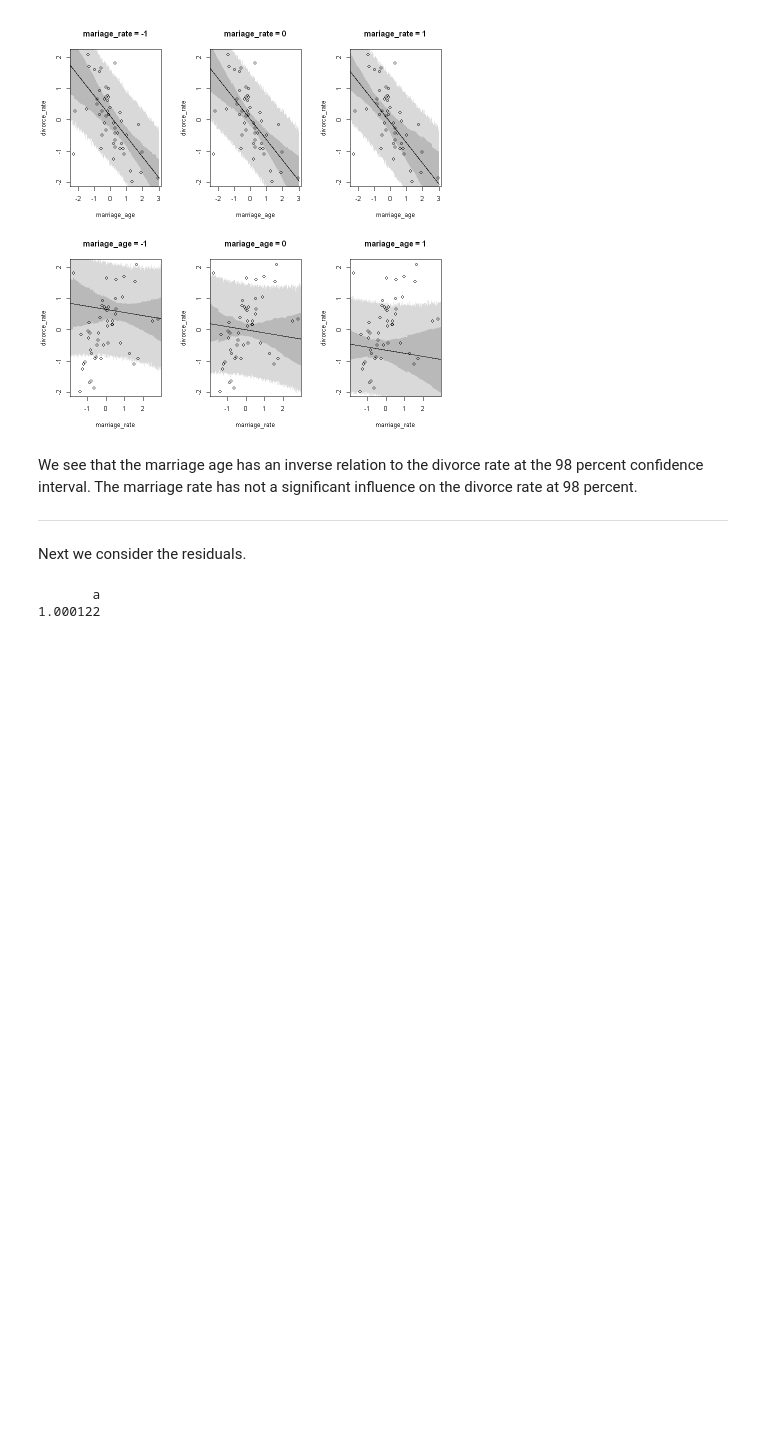
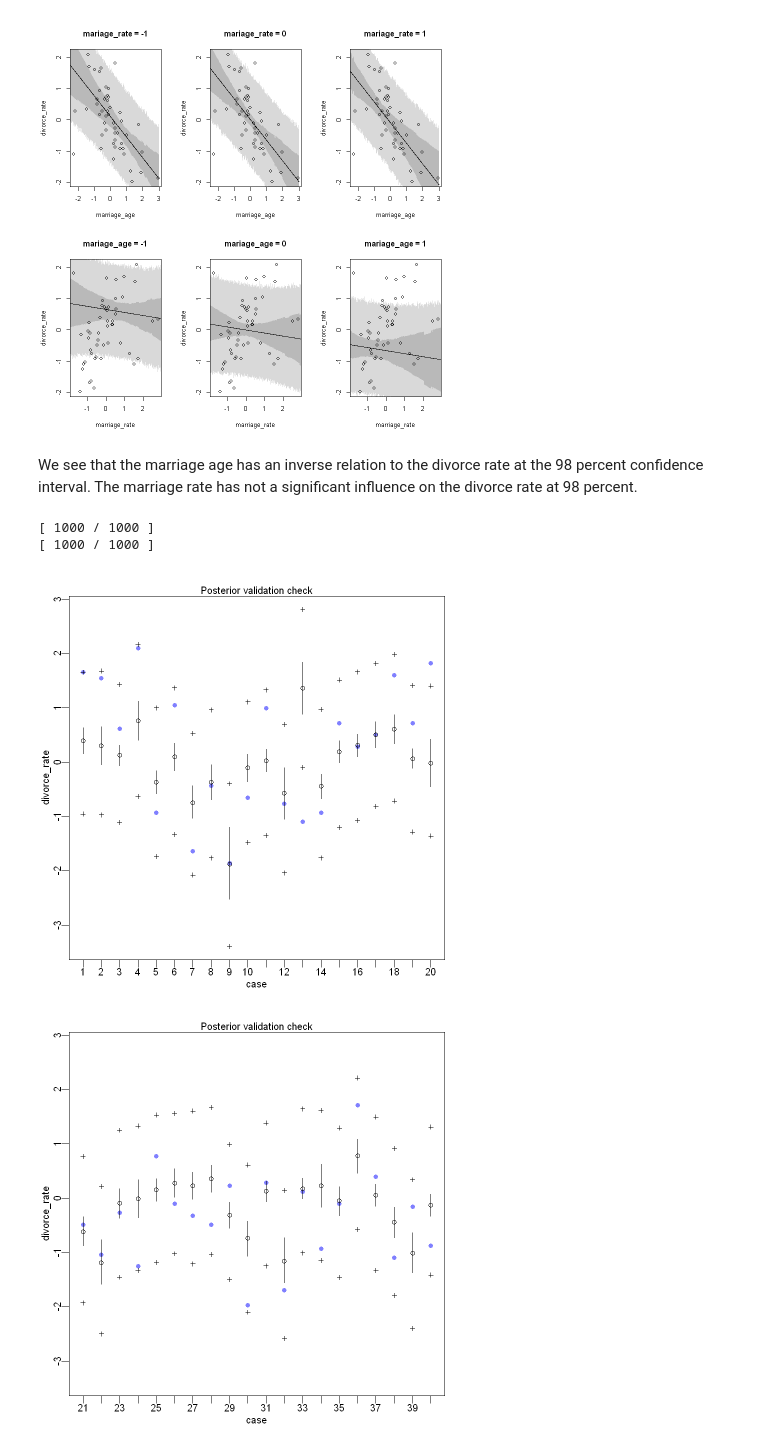
Before and after one commit to TimeTeleporter/advanced_statistics, a Jupyter notebook: library/counterfactuals_residuals_posteriors.ipynb, the cells around one changed output. Cells and saved outputs as stored; diff of their text form; code cells hidden in the pictures; blank space fills up the shorter version.

```diff
--- a/library/counterfactuals_residuals_posteriors.ipynb
+++ b/library/counterfactuals_residuals_posteriors.ipynb
@@ -175,12 +175,10 @@ shade(resp_HPDI, seq)
 [figure]
 # %% [markdown]
 We see that the marriage age has an inverse relation to the divorce rate at the 98 percent confidence interval. The marriage rate has not a significant influence on the divorce rate at 98 percent.
-
----
-
-Next we consider the residuals.
-# %%
-coef(model)['a'] + 1
-# %% [output]
-       a
-1.000122
+# %%
+postcheck(model)
+# %% [output]
+[ 1000 / 1000 ]
+[ 1000 / 1000 ]
+[figure, added]
+[figure, added]
```
Also changed, not shown: parts of 3 cells of this notebook, 28 other files.
